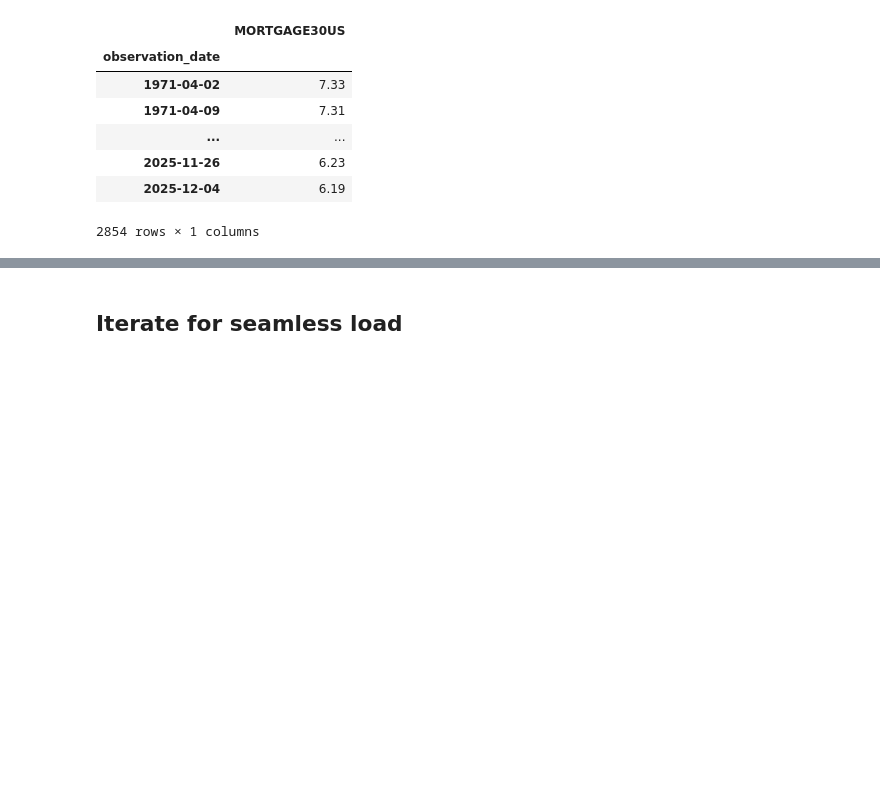
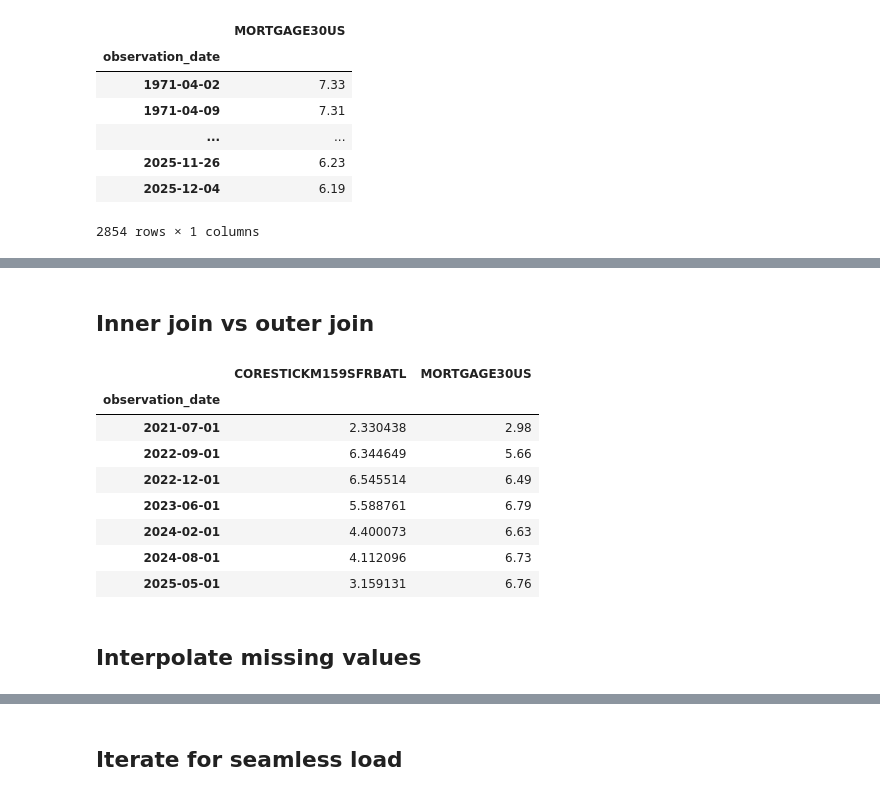
Before and after one commit to misterkrot-reborn/practical-python-for-time-series-analysis-5452014, a Jupyter notebook: notebooks/CH01_Join/Start.ipynb, the cells around one changed output, grey strips where cells are left out. Drawn from its saved outputs; the diff is of its cells as text; code cells hidden in the pictures; blank space fills up the shorter version.

```diff
--- a/notebooks/CH01_Join/Start.ipynb
+++ b/notebooks/CH01_Join/Start.ipynb
@@ -97,0 +90,15 @@ pd.concat(objs=[df1, df2]).tail(50).style
+# %% [markdown]
+## Inner join vs outer join
+# %%
+df3 = pd.concat(objs=[df1, df2], axis=1, join='inner')
+df3.tail(7)
+# %% [output]
+|  | CORESTICKM159SFRBATL | MORTGAGE30US |
+| observation_date |  |  |
+| 2021-07-01 | 2.330438 | 2.98 |
+| 2022-09-01 | 6.344649 | 5.66 |
+| 2022-12-01 | 6.545514 | 6.49 |
+| 2023-06-01 | 5.588761 | 6.79 |
+| 2024-02-01 | 4.400073 | 6.63 |
+| 2024-08-01 | 4.112096 | 6.73 |
+| 2025-05-01 | 3.159131 | 6.76 |
@@ -97,0 +107,2 @@ pd.concat(objs=[df1, df2]).tail(50).style
+# %% [markdown]
+## Interpolate missing values
```
Also changed, not shown: parts of 12 cells of this notebook.
